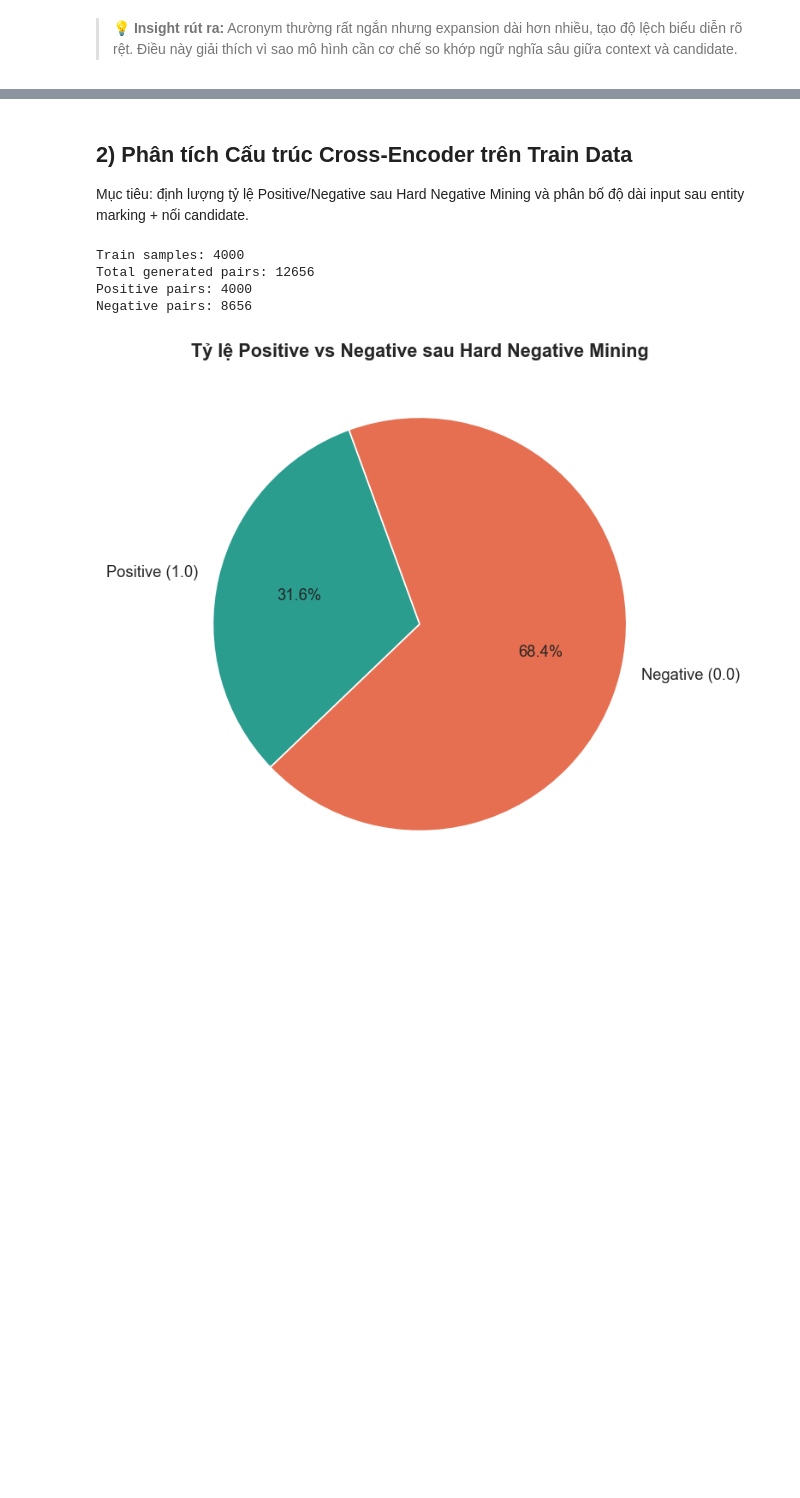
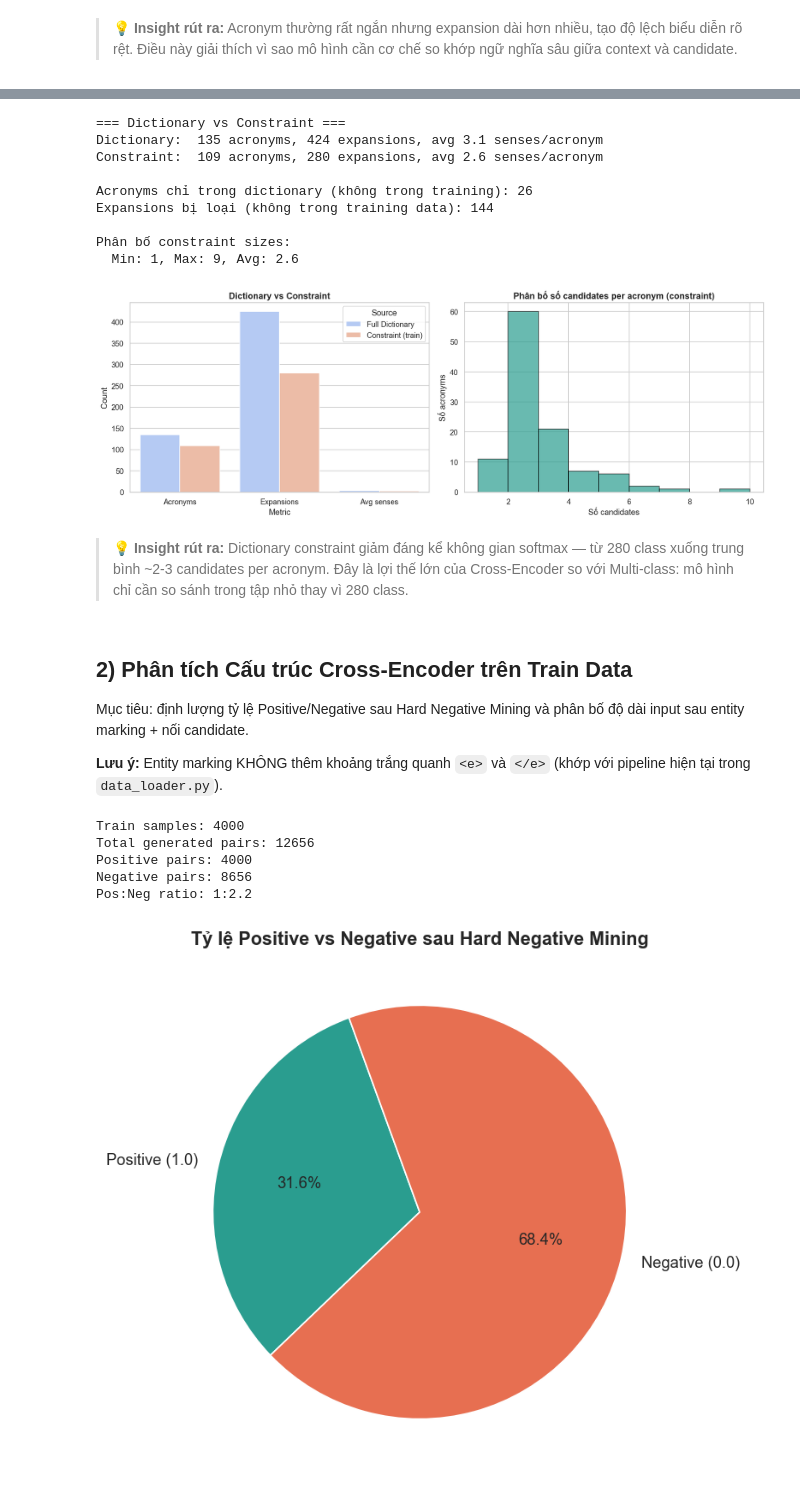
Before and after one commit to KwanFam26022005/Medical-NLU-Pipeline, a Jupyter notebook: notebooks/eda_tram1_acronym.ipynb, the cells around one changed output, grey strips where cells are left out. Cells and saved outputs as stored; diff of their text form; code cells hidden in the pictures; blank space fills up the shorter version.

```diff
--- a/notebooks/eda_tram1_acronym.ipynb
+++ b/notebooks/eda_tram1_acronym.ipynb
@@ -143,7 +161,67 @@ Passing `palette` without assigning `hue` is deprecated and will be removed in v
+# %%
+with open(CONSTRAINT_PATH, "r", encoding="utf-8") as f:
+    constraint_dict = json.load(f)
+
+# So sánh dictionary vs constraint
+n_dict_acronyms = len(acronym_dict)
+n_constraint_acronyms = len(constraint_dict)
+n_dict_expansions = sum(len(v) for v in acronym_dict.values())
+n_constraint_expansions = sum(len(v) for v in constraint_dict.values())
+
+avg_dict_senses = n_dict_expansions / n_dict_acronyms
+avg_constraint_senses = n_constraint_expansions / n_constraint_acronyms
+
+print(f"=== Dictionary vs Constraint ===")
+print(f"Dictionary:  {n_dict_acronyms} acronyms, {n_dict_expansions} expansions, avg {avg_dict_senses:.1f} senses/acronym")
+print(f"Constraint:  {n_constraint_acronyms} acronyms, {n_constraint_expansions} expansions, avg {avg_constraint_senses:.1f} senses/acronym")
+print(f"")
+print(f"Acronyms chỉ trong dictionary (không trong training): {n_dict_acronyms - n_constraint_acronyms}")
+print(f"Expansions bị loại (không trong training data): {n_dict_expansions - n_constraint_expansions}")
+
+# Phân bố constraint per acronym
+constraint_sizes = [len(v) for v in constraint_dict.values()]
+print(f"\nPhân bố constraint sizes:")
+print(f"  Min: {min(constraint_sizes)}, Max: {max(constraint_sizes)}, Avg: {np.mean(constraint_sizes):.1f}")
+
+# Biểu đồ so sánh
+fig, axes = plt.subplots(1, 2, figsize=(14, 5))
+
+compare_df = pd.DataFrame({
+    "Metric": ["Acronyms", "Expansions", "Avg senses"],
+    "Full Dictionary": [n_dict_acronyms, n_dict_expansions, avg_dict_senses],
+    "Constraint (train)": [n_constraint_acronyms, n_constraint_expansions, avg_constraint_senses],
+})
+compare_melted = compare_df.melt(id_vars="Metric", var_name="Source", value_name="Count")
+sns.barplot(data=compare_melted, x="Metric", y="Count", hue="Source", ax=axes[0], palette="coolwarm")
+axes[0].set_title("Dictionary vs Constraint", fontsize=13, fontweight="bold")
+
+axes[1].hist(constraint_sizes, bins=range(1, max(constraint_sizes)+2), edgecolor='black', alpha=0.7, color='#2a9d8f')
+axes[1].set_title("Phân bố số candidates per acronym (constraint)", fontsize=13, fontweight="bold")
+axes[1].set_xlabel("Số candidates")
+axes[1].set_ylabel("Số acronyms")
+
+plt.tight_layout()
+plt.savefig(FIG_DIR / "tram1_dict_vs_constraint.pdf", dpi=300, bbox_inches="tight")
+plt.show()
+# %% [output]
+=== Dictionary vs Constraint ===
+Dictionary:  135 acronyms, 424 expansions, avg 3.1 senses/acronym
+Constraint:  109 acronyms, 280 expansions, avg 2.6 senses/acronym
+
+Acronyms chỉ trong dictionary (không trong training): 26
+Expansions bị loại (không trong training data): 144
+
+Phân bố constraint sizes:
+  Min: 1, Max: 9, Avg: 2.6
+[figure, added]
+# %% [markdown]
+> **💡 Insight rút ra:** Dictionary constraint giảm đáng kể không gian softmax — từ 280 class xuống trung bình ~2-3 candidates per acronym. Đây là lợi thế lớn  của Cross-Encoder so với Multi-class: mô hình chỉ cần so sánh trong tập nhỏ thay vì 280 class.
 # %% [markdown]
 ## 2) Phân tích Cấu trúc Cross-Encoder trên Train Data
 
 Mục tiêu: định lượng tỷ lệ Positive/Negative sau Hard Negative Mining và phân bố độ dài input sau entity marking + nối candidate.
+
+**Lưu ý:** Entity marking KHÔNG thêm khoảng trắng quanh `<e>` và `</e>` (khớp với pipeline hiện tại trong `data_loader.py`).
 # %%
 with open(TRAIN_PATH, "r", encoding="utf-8") as f:
     train_samples = json.load(f)
@@ -162,7 +240,8 @@ for s in train_samples:
     if acronym not in acronym_dict:
         continue
 
-    marked = text[:start] + " <e>" + acronym + "</e> " + text[start + length :]
+    # Entity marking khớp pipeline: KHÔNG có khoảng trắng thừa
+    marked = text[:start] + "<e>" + acronym + "</e>" + text[start + length :]
     candidates = acronym_dict[acronym]
 
     for cand in candidates:
@@ -178,11 +257,13 @@ print(f"Train samples: {len(train_samples)}")
 print(f"Total generated pairs: {pos_count + neg_count}")
 print(f"Positive pairs: {pos_count}")
 print(f"Negative pairs: {neg_count}")
+print(f"Pos:Neg ratio: 1:{neg_count/max(pos_count,1):.1f}")
 # %% [output]
 Train samples: 4000
 Total generated pairs: 12656
 Positive pairs: 4000
 Negative pairs: 8656
+Pos:Neg ratio: 1:2.2
 # %%
 fig, ax = plt.subplots(figsize=(6.5, 6.5))
 labels = ["Positive (1.0)", "Negative (0.0)"]
```
Also changed, not shown: parts of 18 cells of this notebook, 57 other files.
